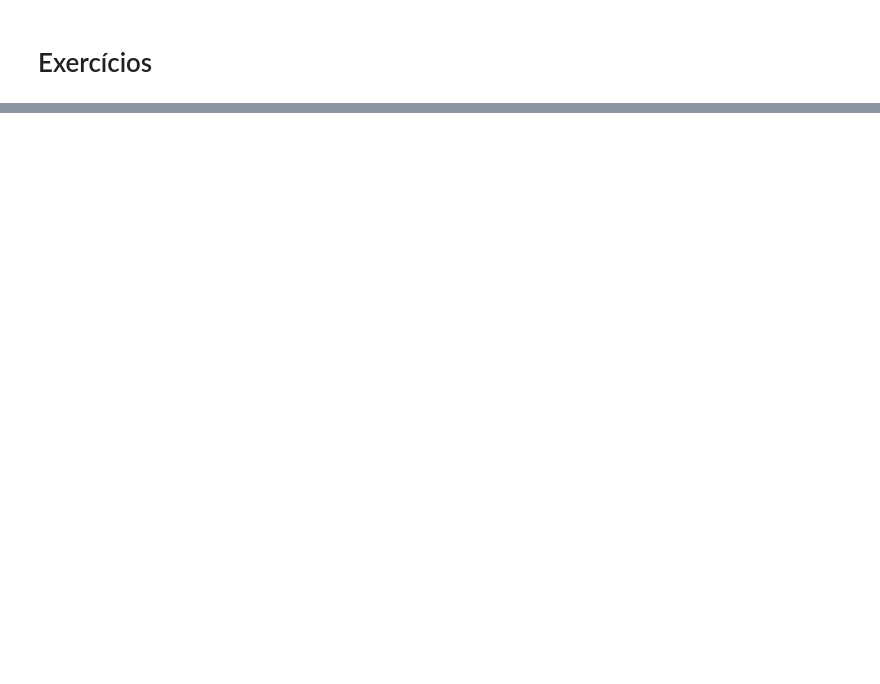
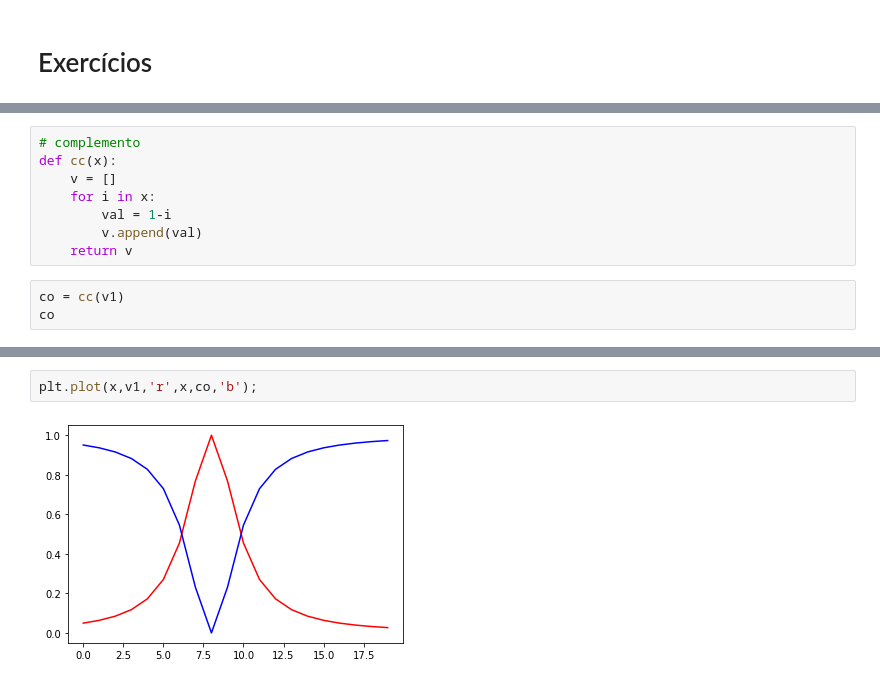
Before and after one commit to zavaleta/Fuzzy_logic_UFRRJ, a Jupyter notebook: Fuzzy_logic_Aula01.ipynb, the cells around one changed output, grey strips where cells are left out. Cells and saved outputs as stored; diff of their text form; blank space fills up the shorter version.

```diff
--- a/Fuzzy_logic_Aula01.ipynb
+++ b/Fuzzy_logic_Aula01.ipynb
@@ -154,0 +270,11 @@ plt.legend();
+# %%
+# complemento
+def cc(x):
+    v = []
+    for i in x:
+        val = 1-i
+        v.append(val)
+    return v
+# %%
+co = cc(v1)
+co
@@ -154,0 +302,4 @@ plt.legend();
+# %%
+plt.plot(x,v1,'r',x,co,'b');
+# %% [output]
+[figure, added]
```
Also changed, not shown: parts of 29 cells of this notebook.
